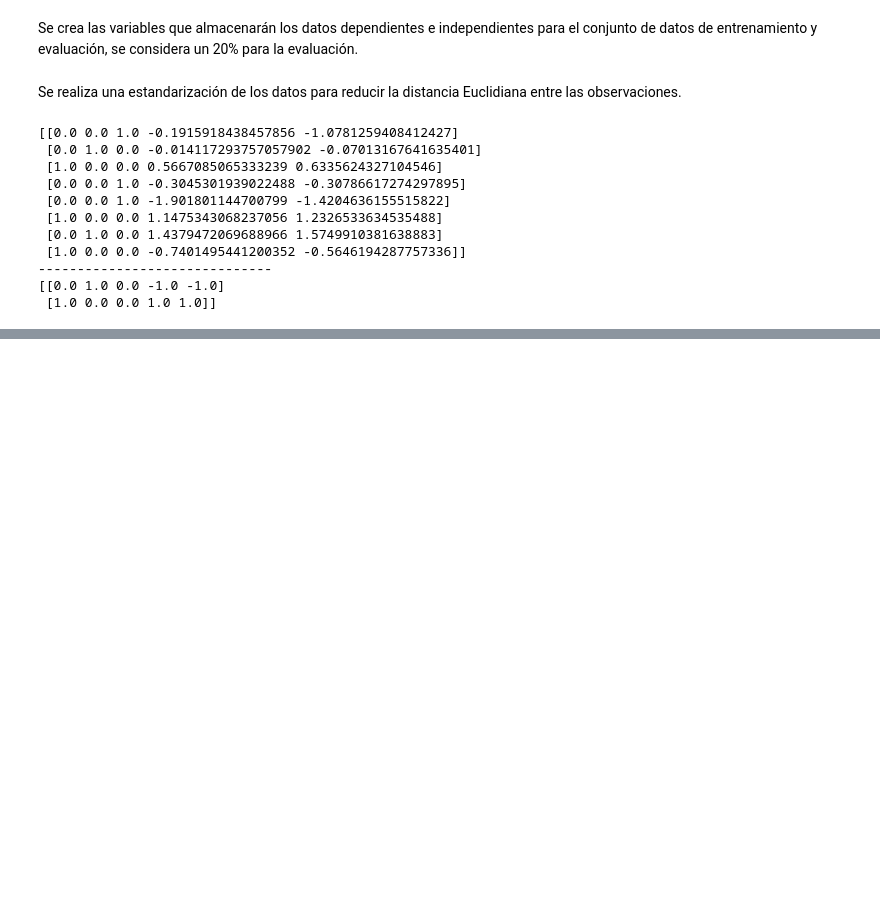
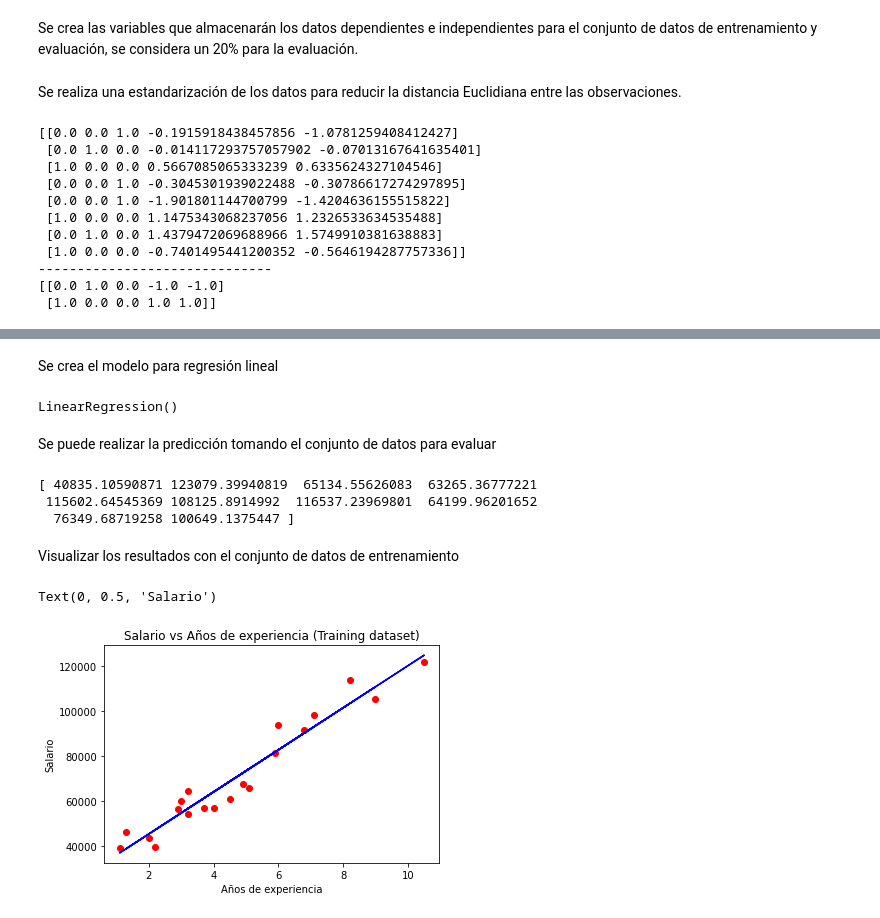
Before and after one commit to MiguelVivanco/Ingenious-ML, a Jupyter notebook: Introduccion.ipynb, the cells around one changed output, grey strips where cells are left out. Saved outputs shown, nothing was run; the diff lists cells and outputs as text; code cells hidden in the pictures; blank space fills up the shorter version.

```diff
--- a/Introduccion.ipynb
+++ b/Introduccion.ipynb
@@ -113,0 +117,5 @@ Existe dos tipo de regresiones, la lineal y la logística. Dentro de la lineal s
+# %%
+dataset = pd.read_csv('Salary_Data.csv')
+x1 = dataset.iloc[:,:-1].values
+y1 = dataset.iloc[:,1].values
+print(dataset)
@@ -113,0 +142,31 @@ Existe dos tipo de regresiones, la lineal y la logística. Dentro de la lineal s
+# %%
+from sklearn.model_selection import train_test_split
+x1_train, x1_test, y1_train, y1_test = train_test_split(x1,y1, test_size=1/3, random_state=0)
+# %% [markdown]
+Se crea el modelo para regresión lineal
+# %%
+from sklearn.linear_model import LinearRegression
+reg = LinearRegression()
+reg.fit(x1_train,y1_train)
+# %% [output]
+LinearRegression()
+# %% [markdown]
+Se puede realizar la predicción tomando el conjunto de datos para evaluar
+# %%
+y1_pred = reg.predict(x1_test)
+print(y1_pred)
+# %% [output]
+[ 40835.10590871 123079.39940819  65134.55626083  63265.36777221
+ 115602.64545369 108125.8914992  116537.23969801  64199.96201652
+  76349.68719258 100649.1375447 ]
+# %% [markdown]
+Visualizar los resultados con el conjunto de datos de entrenamiento
+# %%
+plt.scatter(x1_train,y1_train, color="red")
+plt.plot(x1_train,reg.predict(x1_train), color='blue')
+plt.title("Salario vs Años de experiencia (Training dataset)")
+plt.xlabel("Años de experiencia")
+plt.ylabel("Salario")
+# %% [output]
+Text(0, 0.5, 'Salario')
+[figure, added]
```
Also changed, not shown: parts of 6 cells of this notebook, 1 other file.
